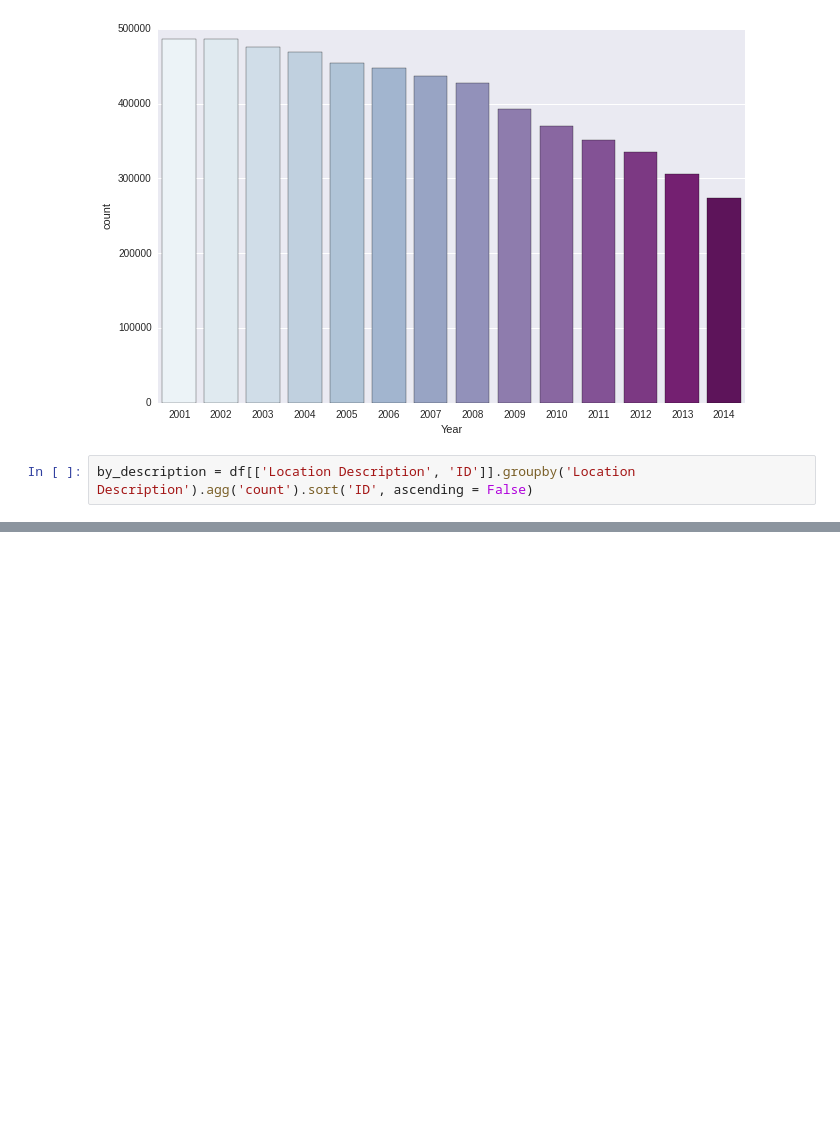
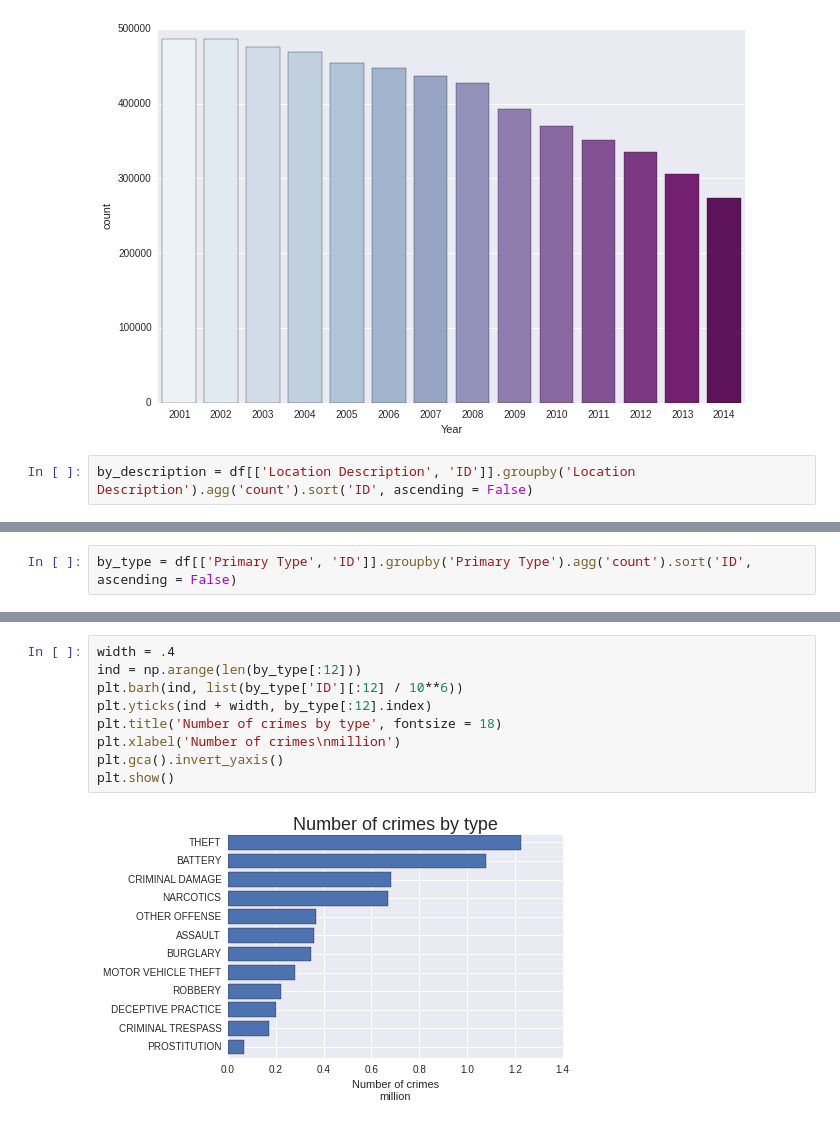
Before and after one commit to tinve/Incubator, a Jupyter notebook: Project Proposal.ipynb, the cells around one changed output, grey strips where cells are left out. Cells and saved outputs as stored; diff of their text form; blank space fills up the shorter version.

```diff
--- a/Project Proposal.ipynb
+++ b/Project Proposal.ipynb
@@ -194,0 +136,2 @@ crimes_map()
+# %%
+by_type = df[['Primary Type', 'ID']].groupby('Primary Type').agg('count').sort('ID', ascending = False)
@@ -194,0 +147,11 @@ crimes_map()
+# %%
+width = .4
+ind = np.arange(len(by_type[:12]))
+plt.barh(ind, list(by_type['ID'][:12] / 10**6))
+plt.yticks(ind + width, by_type[:12].index)
+plt.title('Number of crimes by type', fontsize = 18)
+plt.xlabel('Number of crimes\nmillion')
+plt.gca().invert_yaxis()
+plt.show()
+# %% [output]
+[figure, added]
```
Also changed, not shown: parts of 32 cells of this notebook.
